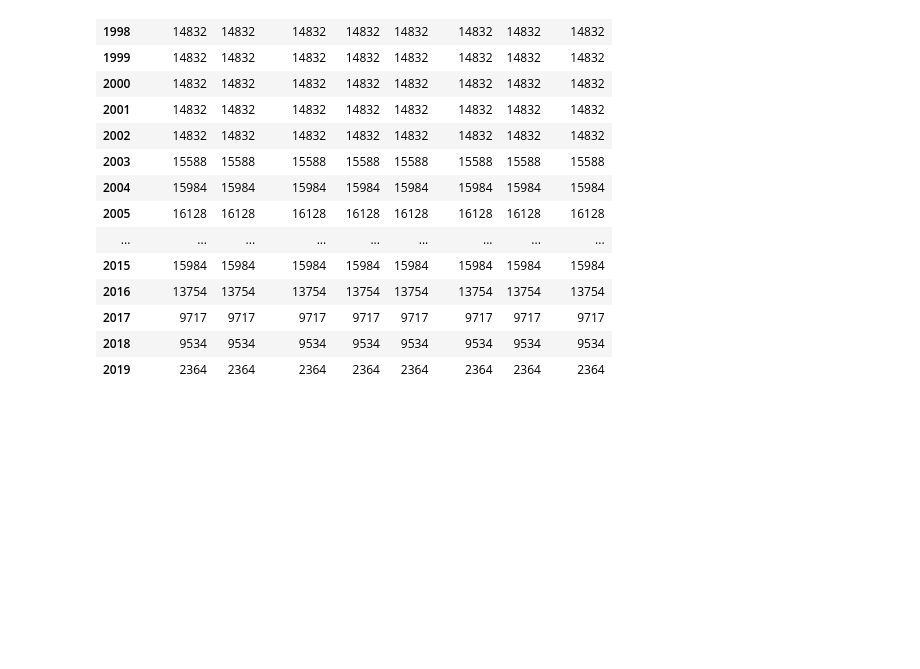
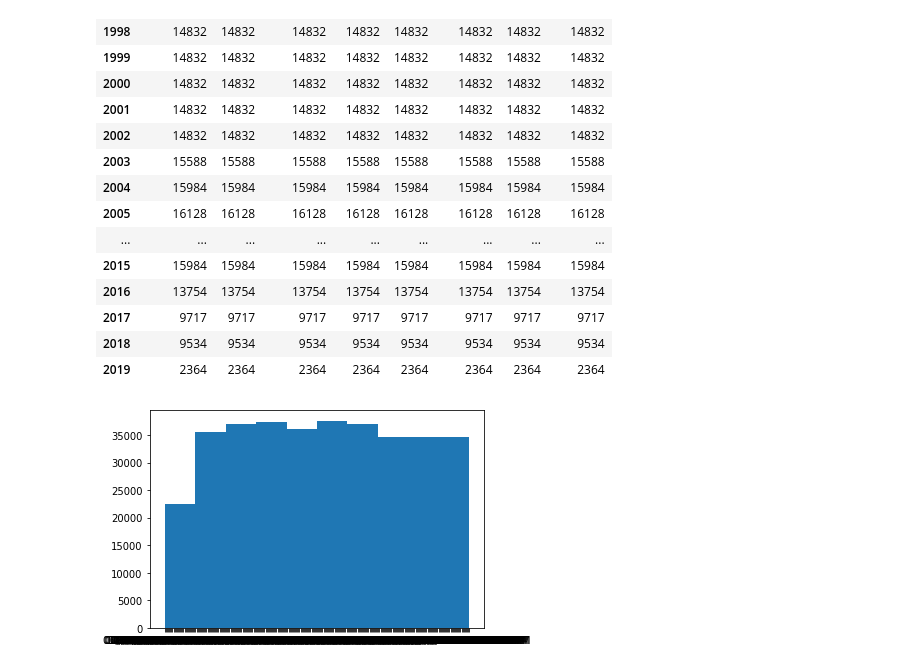
Before and after one commit to vivianusdjpy/DS2-CORE-IP-WEEK-3, a Jupyter notebook: WEEK_3_INDEPENDENT_PROJECT_SAMPLING_IMPLEMENTATION_STRATEGY.ipynb, the cells around one changed output. Saved outputs shown, nothing was run; the diff lists cells and outputs as text; code cells hidden in the pictures; blank space fills up the shorter version.

```diff
--- a/WEEK_3_INDEPENDENT_PROJECT_SAMPLING_IMPLEMENTATION_STRATEGY.ipynb
+++ b/WEEK_3_INDEPENDENT_PROJECT_SAMPLING_IMPLEMENTATION_STRATEGY.ipynb
@@ -228,5 +225,7 @@ df_2.count()
 | 2018 | 9534 | 9534 | 9534 | 9534 | 9534 | 9534 | 9534 | 9534 |
 | 2019 | 2364 | 2364 | 2364 | 2364 | 2364 | 2364 | 2364 | 2364 |
 # %%
-pyplot.hist(df['Date'].dt.year)
+pyplot.hist(df['Date'])
 pyplot.show()
+# %% [output]
+[figure, added]
```
Also changed, not shown: parts of 2 cells of this notebook.
